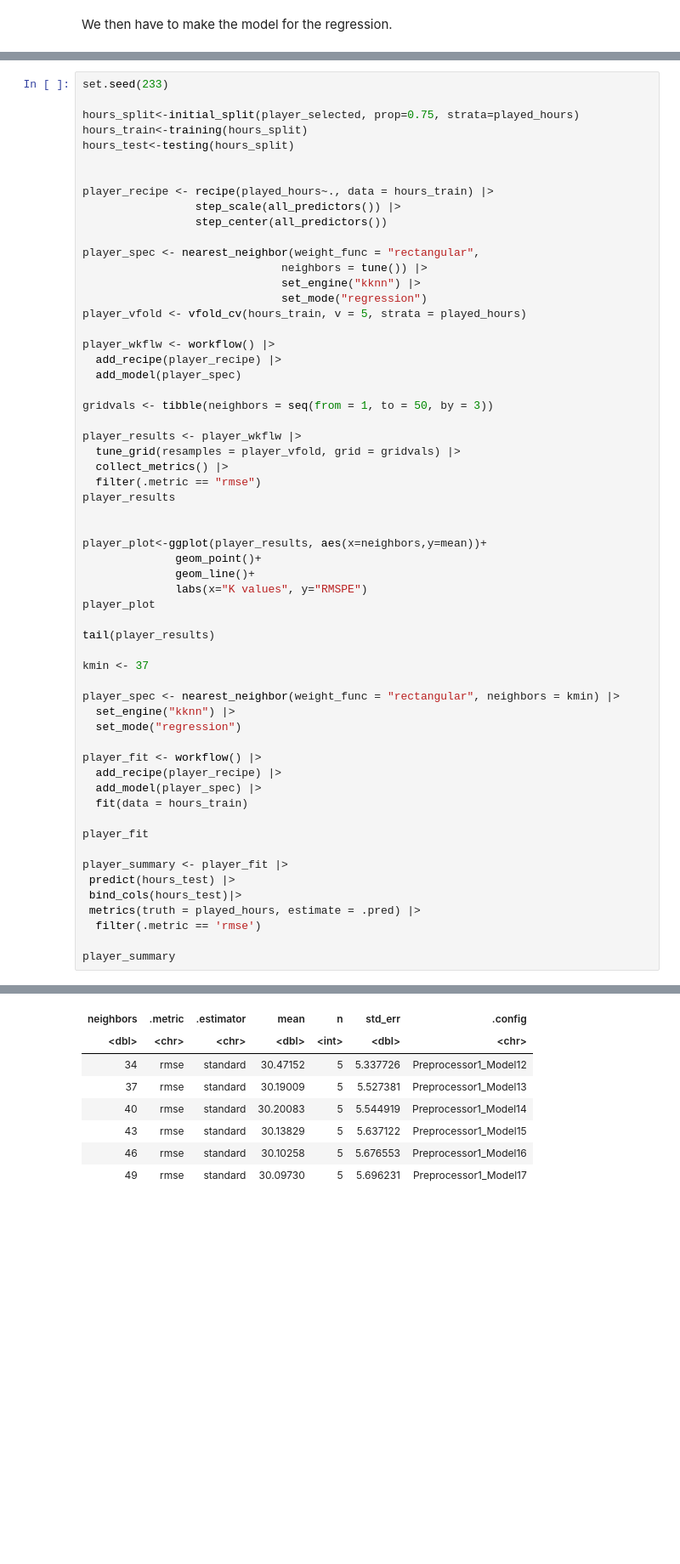
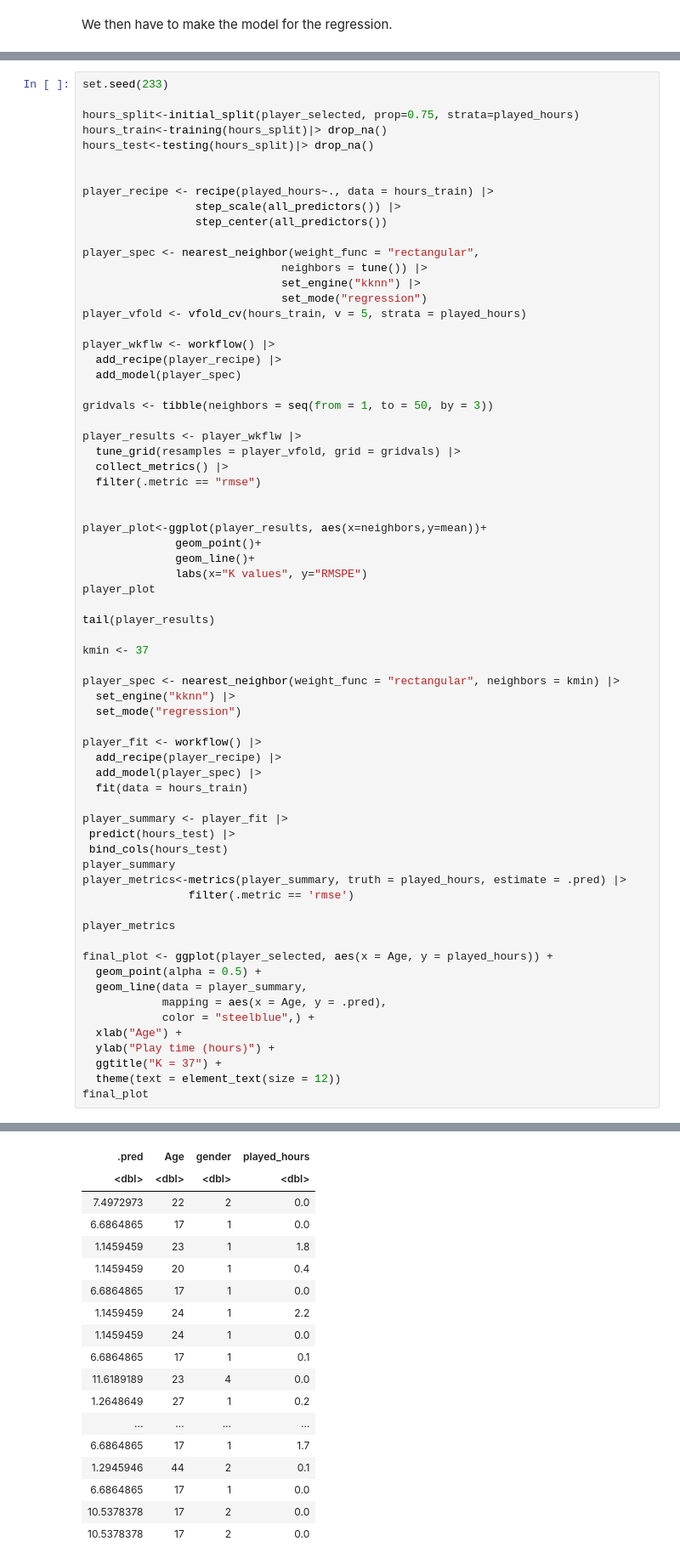
Before and after one commit to RaeL88/DSCI_project, a Jupyter notebook: Code.ipynb, the cells around one changed output, grey strips where cells are left out. Shown at 85% size. Saved outputs shown, nothing was run; the diff lists cells and outputs as text; blank space fills up the shorter version.

Commit message:
final plot

```diff
--- a/Code.ipynb
+++ b/Code.ipynb
@@ -183,8 +143,8 @@ Because regression is done with numerical values, we can arbitratily assign nume
 set.seed(233)
 
 hours_split<-initial_split(player_selected, prop=0.75, strata=played_hours)
-hours_train<-training(hours_split)
-hours_test<-testing(hours_split)
+hours_train<-training(hours_split)|> drop_na()
+hours_test<-testing(hours_split)|> drop_na()
 
 
 player_recipe <- recipe(played_hours~., data = hours_train) |>
@@ -207,7 +167,6 @@ player_results <- player_wkflw |>
   tune_grid(resamples = player_vfold, grid = gridvals) |>
   collect_metrics() |>
   filter(.metric == "rmse")
-player_results
 
 
 player_plot<-ggplot(player_results, aes(x=neighbors,y=mean))+
@@ -229,13 +188,23 @@ player_fit <- workflow() |>
   add_model(player_spec) |>
   fit(data = hours_train)
 
-player_fit
-
 player_summary <- player_fit |>
  predict(hours_test) |>
- bind_cols(hours_test)|>
- metrics(truth = played_hours, estimate = .pred) |>
-  filter(.metric == 'rmse')
+ bind_cols(hours_test)
+player_summary
+player_metrics<-metrics(player_summary, truth = played_hours, estimate = .pred) |>
+                filter(.metric == 'rmse')
 
-player_summary
+player_metrics
+
+final_plot <- ggplot(player_selected, aes(x = Age, y = played_hours)) +
+  geom_point(alpha = 0.5) +
+  geom_line(data = player_summary,
+            mapping = aes(x = Age, y = .pred),
+            color = "steelblue",) +
+  xlab("Age") +
+  ylab("Play time (hours)") +
+  ggtitle("K = 37") +
+  theme(text = element_text(size = 12))
+final_plot
 # %% [output]
@@ -263,8 +221,18 @@ A tibble: 6 × 7
-| neighbors | .metric | .estimator | mean | n | std_err | .config |
-| <dbl> | <chr> | <chr> | <dbl> | <int> | <dbl> | <chr> |
-| 34 | rmse | standard | 30.47152 | 5 | 5.337726 | Preprocessor1_Model12 |
-| 37 | rmse | standard | 30.19009 | 5 | 5.527381 | Preprocessor1_Model13 |
-| 40 | rmse | standard | 30.20083 | 5 | 5.544919 | Preprocessor1_Model14 |
-| 43 | rmse | standard | 30.13829 | 5 | 5.637122 | Preprocessor1_Model15 |
-| 46 | rmse | standard | 30.10258 | 5 | 5.676553 | Preprocessor1_Model16 |
-| 49 | rmse | standard | 30.09730 | 5 | 5.696231 | Preprocessor1_Model17 |
+| .pred | Age | gender | played_hours |
+| <dbl> | <dbl> | <dbl> | <dbl> |
+| 7.4972973 | 22 | 2 | 0.0 |
+| 6.6864865 | 17 | 1 | 0.0 |
+| 1.1459459 | 23 | 1 | 1.8 |
+| 1.1459459 | 20 | 1 | 0.4 |
+| 6.6864865 | 17 | 1 | 0.0 |
+| 1.1459459 | 24 | 1 | 2.2 |
+| 1.1459459 | 24 | 1 | 0.0 |
+| 6.6864865 | 17 | 1 | 0.1 |
+| 11.6189189 | 23 | 4 | 0.0 |
+| 1.2648649 | 27 | 1 | 0.2 |
+| ... | ... | ... | ... |
+| 6.6864865 | 17 | 1 | 1.7 |
+| 1.2945946 | 44 | 2 | 0.1 |
+| 6.6864865 | 17 | 1 | 0.0 |
+| 10.5378378 | 17 | 2 | 0.0 |
+| 10.5378378 | 17 | 2 | 0.0 |
```
Also changed, not shown: parts of 3 cells of this notebook.
